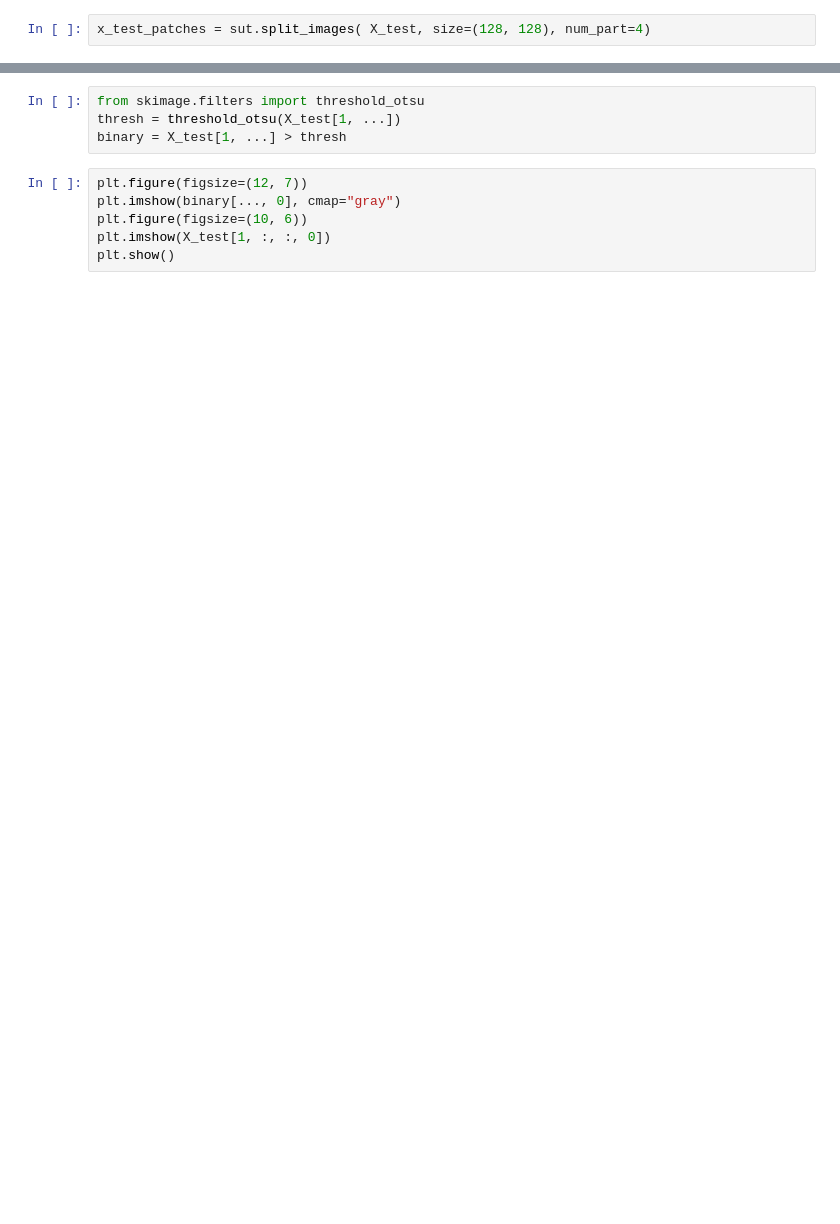
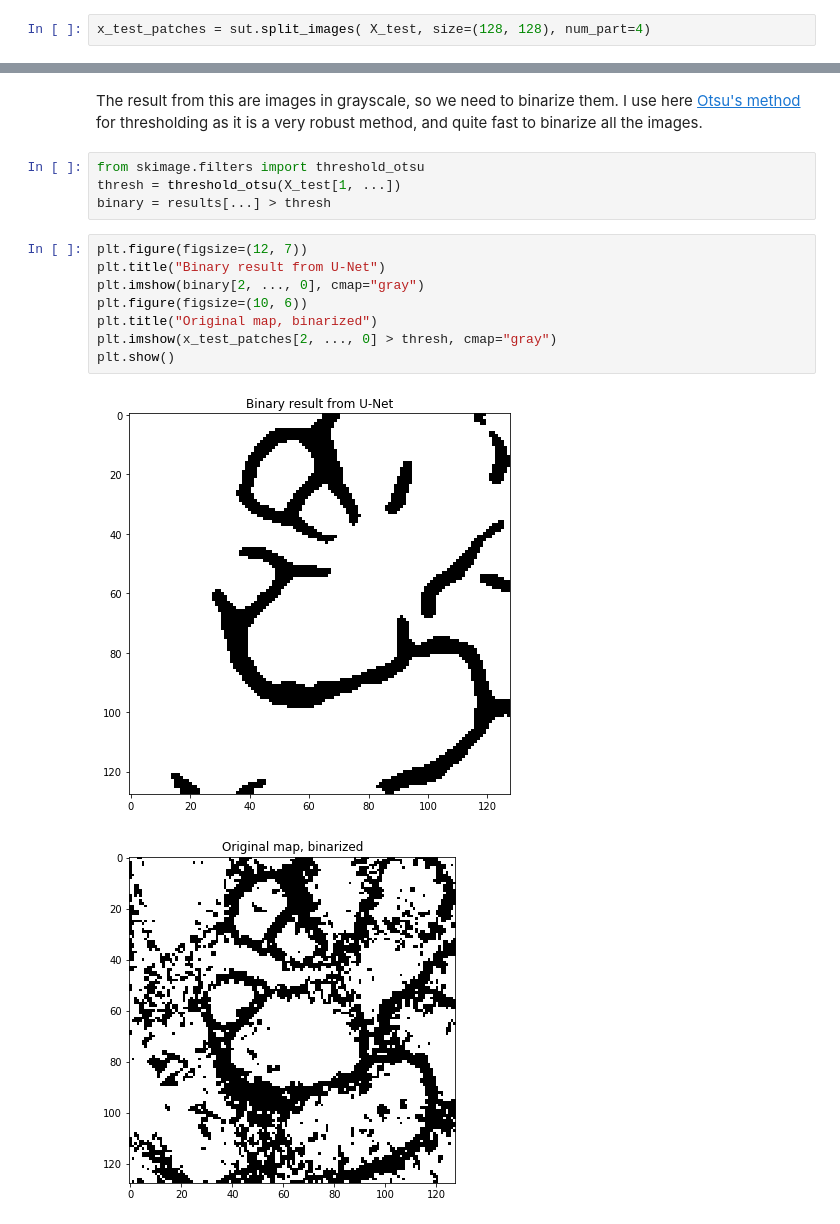
Before and after one commit to edwinb-ai/segmed, a Jupyter notebook: example_notebooks/unet_simple.ipynb, the cells around one changed output, grey strips where cells are left out. Drawn from its saved outputs; the diff is of its cells as text; blank space fills up the shorter version.

```diff
--- a/example_notebooks/unet_simple.ipynb
+++ b/example_notebooks/unet_simple.ipynb
@@ -233,10 +271,17 @@ print(results.shape)
+# %% [markdown]
+The result from this are images in grayscale, so we need to binarize them. I use here [Otsu's method](https://en.wikipedia.org/wiki/Otsu's_method) for thresholding as it is a very robust method, and quite fast to binarize all the images.
 # %%
 from skimage.filters import threshold_otsu
 thresh = threshold_otsu(X_test[1, ...])
-binary = X_test[1, ...] > thresh
+binary = results[...] > thresh
 # %%
 plt.figure(figsize=(12, 7))
-plt.imshow(binary[..., 0], cmap="gray")
+plt.title("Binary result from U-Net")
+plt.imshow(binary[2, ..., 0], cmap="gray")
 plt.figure(figsize=(10, 6))
-plt.imshow(X_test[1, :, :, 0])
+plt.title("Original map, binarized")
+plt.imshow(x_test_patches[2, ..., 0] > thresh, cmap="gray")
 plt.show()
+# %% [output]
+[figure, added]
+[figure, added]
```
Also changed, not shown: parts of 14 cells of this notebook, 1 other file.
